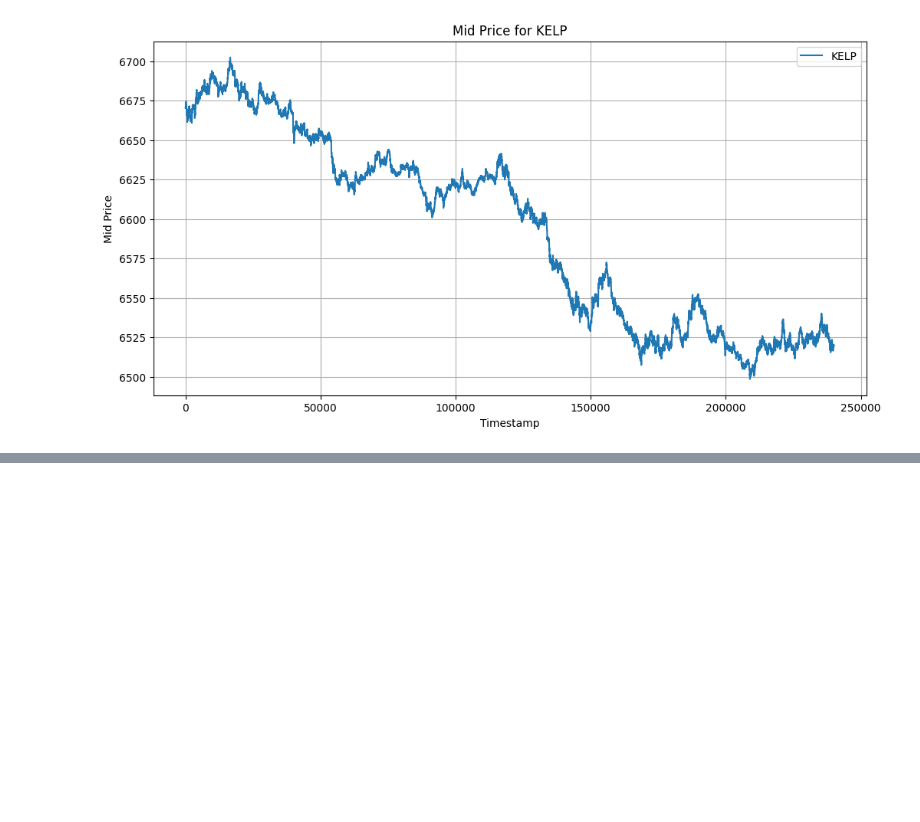
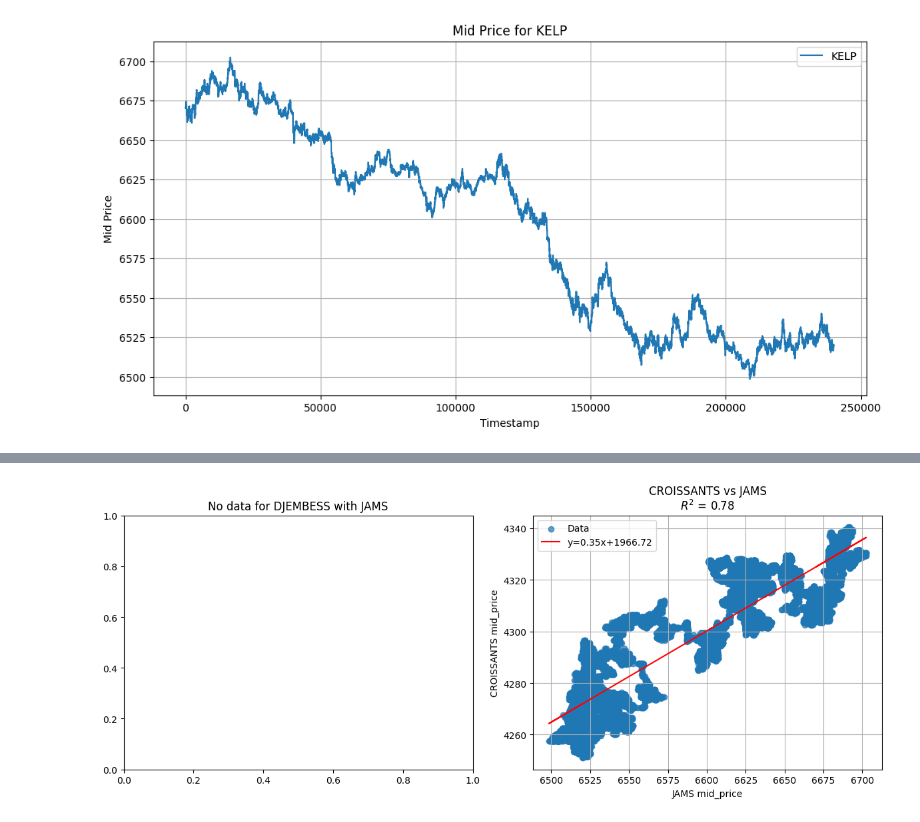
Before and after one commit to UlrichVestuche/IMC-Prosperity-3, a Jupyter notebook: Round_2/Misha/data.ipynb, the cells around one changed output, grey strips where cells are left out. Saved outputs shown, nothing was run; the diff lists cells and outputs as text; code cells hidden in the pictures; blank space fills up the shorter version.

Commit message:
Round2

```diff
--- a/Round_2/Misha/data.ipynb
+++ b/Round_2/Misha/data.ipynb
@@ -171,0 +172,79 @@ Some products are missing for day 1. Skipping regression for this day.
+# %%
+import pandas as pd
+import numpy as np
+import matplotlib.pyplot as plt
+import re
+from scipy.stats import linregress
+
+# List the filenames for the three days
+files = [
+    'prices_round_2_day_-1.csv',
+    'prices_round_2_day_0.csv',
+    'prices_round_2_day_1.csv'
+]
+
+def extract_day(filename):
+    """Extract the day number from the filename."""
+    match = re.search(r'day_(-?\d+)', filename)
+    return int(match.group(1)) if match else None
+
+# Load each CSV, add a 'day' column, and gather the DataFrames
+dfs = []
+for file in files:
+    df = pd.read_csv(f'../round-2-island-data-bottle/{file}', delimiter=';')
+    df['day'] = extract_day(file)
+    dfs.append(df)
+
+# Concatenate data from all days
+df_all = pd.concat(dfs, ignore_index=True)
+
+# Create a pivot table to merge by timestamp.
+# This re-arranges the data so that the index is 'timestamp' and columns are a MultiIndex (day, product).
+merged_df = df_all.pivot_table(index='timestamp', columns=['day', 'product'], values='mid_price')
+
+# Define the independent product and the dependent products.
+indep_product = "JAMS"
+dependent_products = ["DJEMBESS", "CROISSANTS"]
+
+# Accumulate data from all days
+combined_data = {}
+for dep in dependent_products:
+    x_all = []
+    y_all = []
+    for day in merged_df.columns.levels[0]:
+        try:
+            # Extract columns for JAMS and the dependent product for the given day
+            df_day = merged_df[day][[indep_product, dep]].dropna()
+        except KeyError:
+            continue
+        x_all.extend(df_day[indep_product].values)
+        y_all.extend(df_day[dep].values)
+    combined_data[dep] = (np.array(x_all), np.array(y_all))
+
+# Perform linear regression for each dependent product vs. JAMS and plot the results.
+fig, axes = plt.subplots(1, len(dependent_products), figsize=(6 * len(dependent_products), 5))
+if len(dependent_products) == 1:
+    axes = [axes]
+
+for ax, dep in zip(axes, dependent_products):
+    x, y = combined_data[dep]
+    if len(x) == 0 or len(y) == 0:
+        ax.set_title(f"No data for {dep} with {indep_product}")
+        continue
+    # Compute linear regression: y = slope * x + intercept
+    slope, intercept, r_value, p_value, std_err = linregress(x, y)
+    reg_line = slope * x + intercept
+
+    # Plot the scatter and regression line
+    ax.scatter(x, y, alpha=0.7, label='Data')
+    ax.plot(x, reg_line, color='red', label=f'y={slope:.2f}x+{intercept:.2f}')
+    ax.set_xlabel(f'{indep_product} mid_price')
+    ax.set_ylabel(f'{dep} mid_price')
+    ax.set_title(f'{dep} vs {indep_product}\n$R^2$ = {r_value**2:.2f}')
+    ax.legend()
+    ax.grid(True)
+
+plt.tight_layout()
+plt.show()
+# %% [output]
+[figure, added]
```
Also changed, not shown: parts of 2 cells of this notebook.
